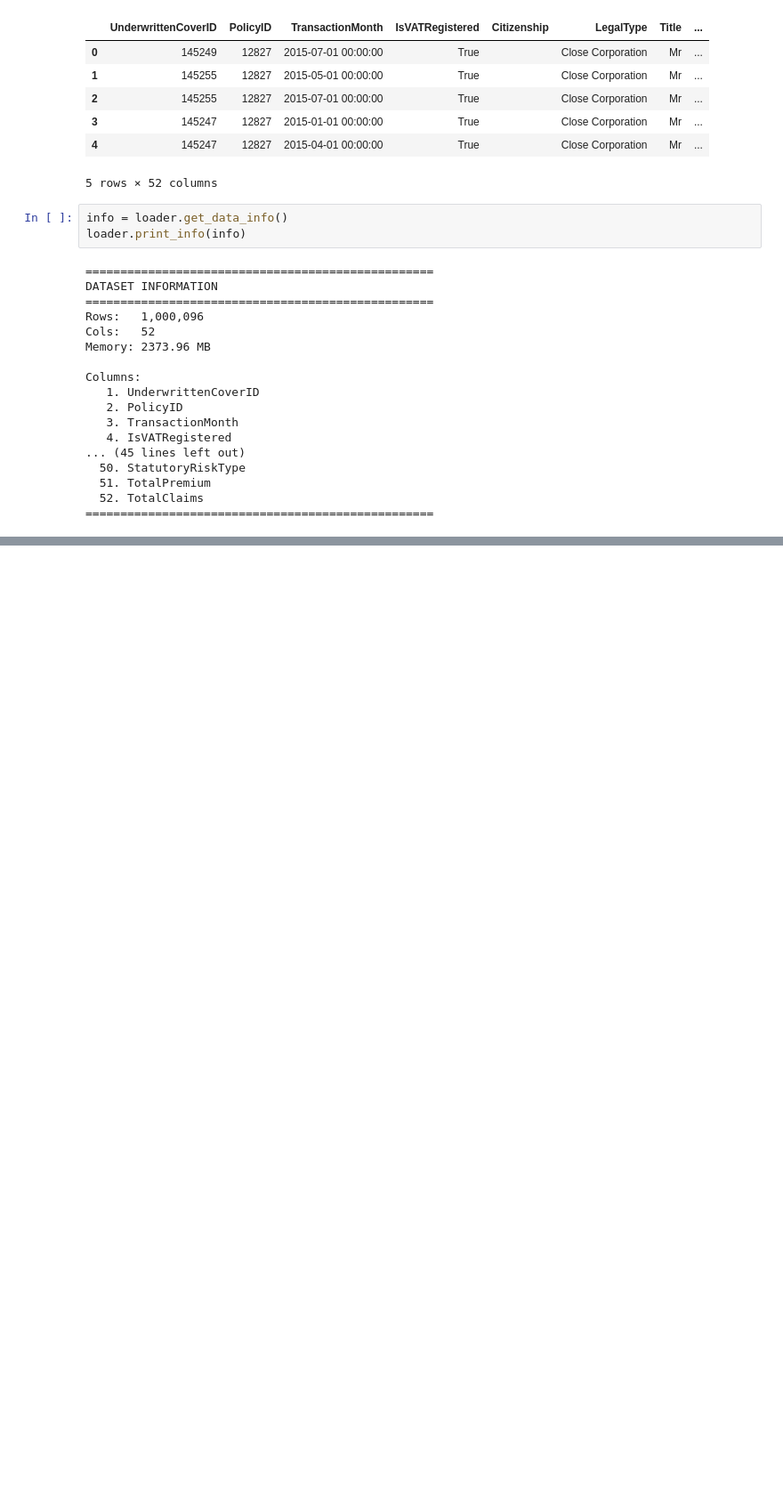
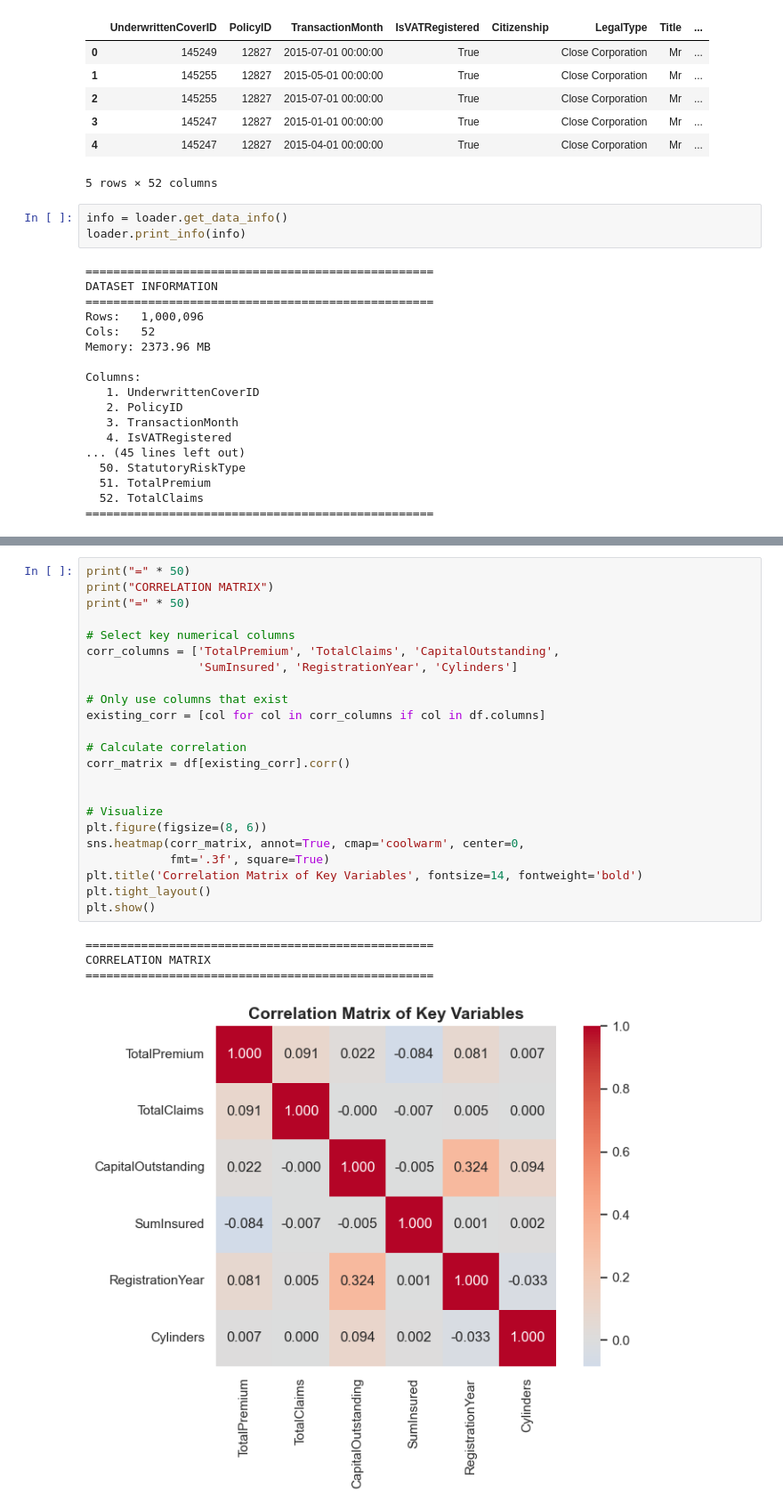
Before and after one commit to meronsisay/insurance-risk-analytics, a Jupyter notebook: notebooks/01_eda.ipynb, the cells around one changed output, grey strips where cells are left out. Shown at 89% size. Drawn from its saved outputs; the diff is of its cells as text; blank space fills up the shorter version.

```diff
--- a/notebooks/01_eda.ipynb
+++ b/notebooks/01_eda.ipynb
@@ -54,0 +304,28 @@ Columns:
+# %%
+print("=" * 50)
+print("CORRELATION MATRIX")
+print("=" * 50)
+
+# Select key numerical columns
+corr_columns = ['TotalPremium', 'TotalClaims', 'CapitalOutstanding',
+                'SumInsured', 'RegistrationYear', 'Cylinders']
+
+# Only use columns that exist
+existing_corr = [col for col in corr_columns if col in df.columns]
+
+# Calculate correlation
+corr_matrix = df[existing_corr].corr()
+
+
+# Visualize
+plt.figure(figsize=(8, 6))
+sns.heatmap(corr_matrix, annot=True, cmap='coolwarm', center=0,
+            fmt='.3f', square=True)
+plt.title('Correlation Matrix of Key Variables', fontsize=14, fontweight='bold')
+plt.tight_layout()
+plt.show()
+# %% [output]
+==================================================
+CORRELATION MATRIX
+==================================================
+[figure, added]
```
Also changed, not shown: parts of 26 cells of this notebook, 1 other file.
